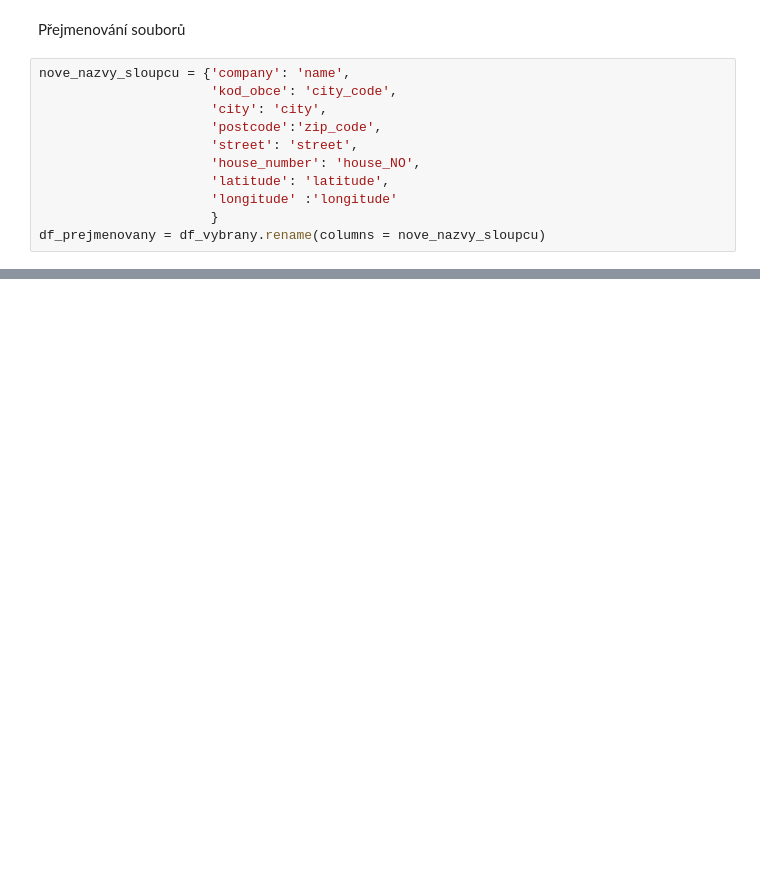
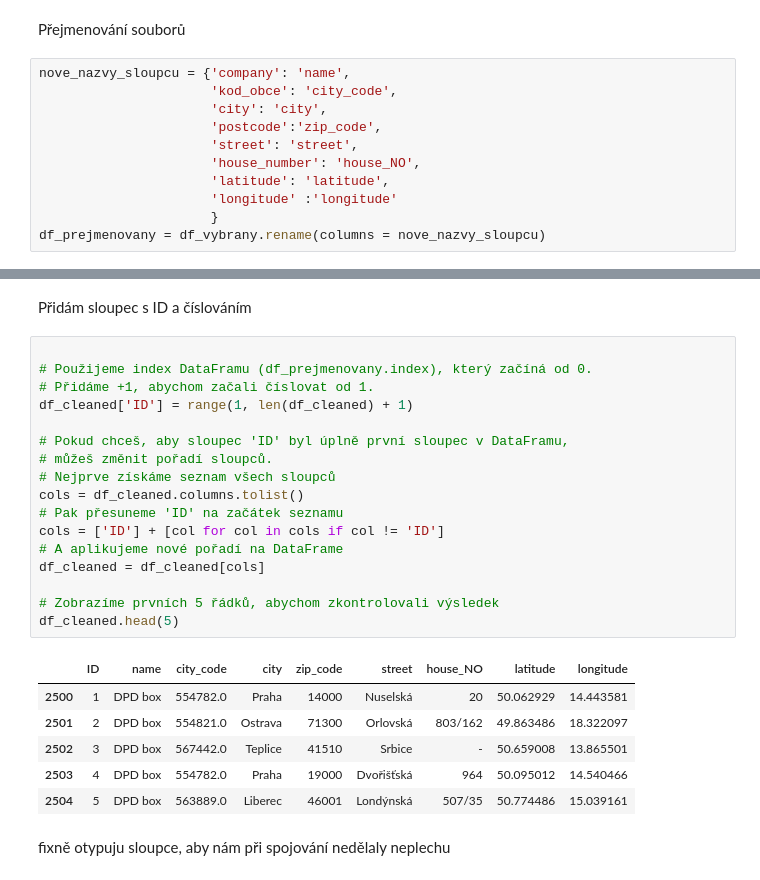
Before and after one commit to 123Lenka/Detektivky_vizualni_smog, a Jupyter notebook: lenka/dpd_cleaning.ipynb, the cells around one changed output, grey strips where cells are left out. Drawn from its saved outputs; the diff is of its cells as text; blank space fills up the shorter version.

```diff
--- a/lenka/dpd_cleaning.ipynb
+++ b/lenka/dpd_cleaning.ipynb
@@ -62,0 +131,28 @@ df_prejmenovany.head(5)
+# %% [markdown]
+Přidám sloupec s ID a číslováním
+# %%
+
+# Použijeme index DataFramu (df_prejmenovany.index), který začíná od 0.
+# Přidáme +1, abychom začali číslovat od 1.
+df_cleaned['ID'] = range(1, len(df_cleaned) + 1)
+
+# Pokud chceš, aby sloupec 'ID' byl úplně první sloupec v DataFramu,
+# můžeš změnit pořadí sloupců.
+# Nejprve získáme seznam všech sloupců
+cols = df_cleaned.columns.tolist()
+# Pak přesuneme 'ID' na začátek seznamu
+cols = ['ID'] + [col for col in cols if col != 'ID']
+# A aplikujeme nové pořadí na DataFrame
+df_cleaned = df_cleaned[cols]
+
+# Zobrazíme prvních 5 řádků, abychom zkontrolovali výsledek
+df_cleaned.head(5)
+# %% [output]
+|  | ID | name | city_code | city | zip_code | street | house_NO | latitude | longitude |
+| 2500 | 1 | DPD box | 554782.0 | Praha | 14000 | Nuselská | 20 | 50.062929 | 14.443581 |
+| 2501 | 2 | DPD box | 554821.0 | Ostrava | 71300 | Orlovská | 803/162 | 49.863486 | 18.322097 |
+| 2502 | 3 | DPD box | 567442.0 | Teplice | 41510 | Srbice | - | 50.659008 | 13.865501 |
+| 2503 | 4 | DPD box | 554782.0 | Praha | 19000 | Dvořišťská | 964 | 50.095012 | 14.540466 |
+| 2504 | 5 | DPD box | 563889.0 | Liberec | 46001 | Londýnská | 507/35 | 50.774486 | 15.039161 |
+# %% [markdown]
+fixně otypuju sloupce, aby nám při spojování nedělaly neplechu
```
Also changed, not shown: parts of 12 cells of this notebook, 2 other files.
